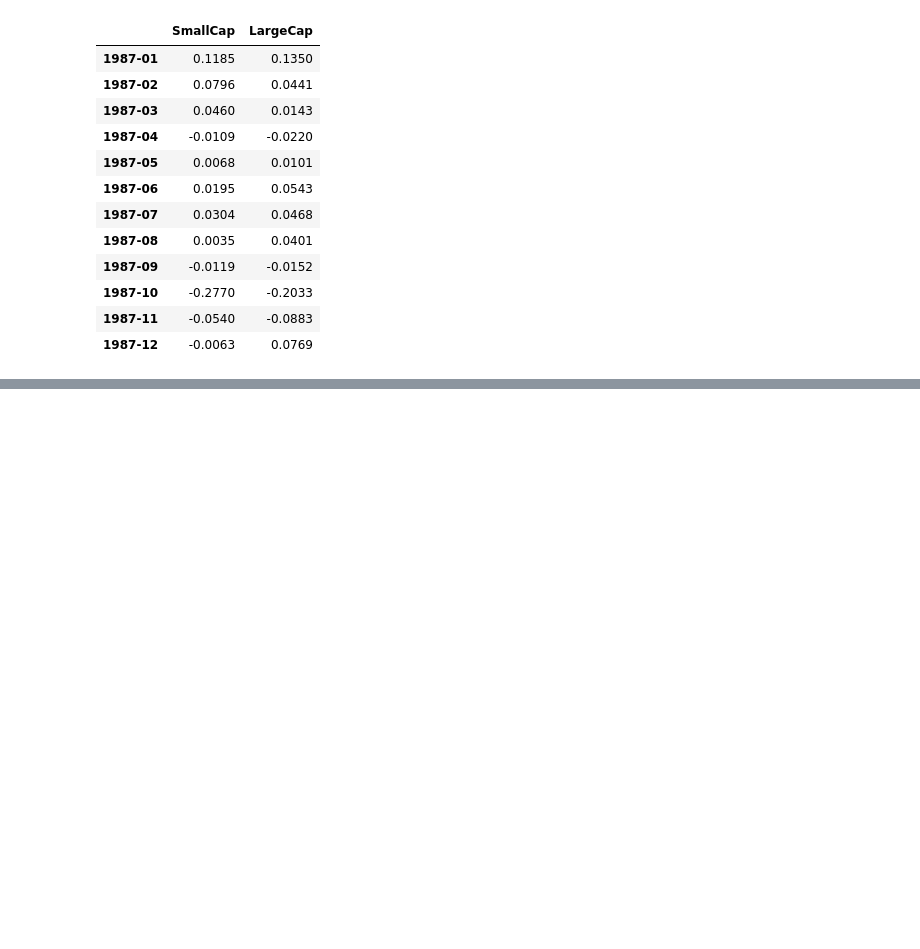
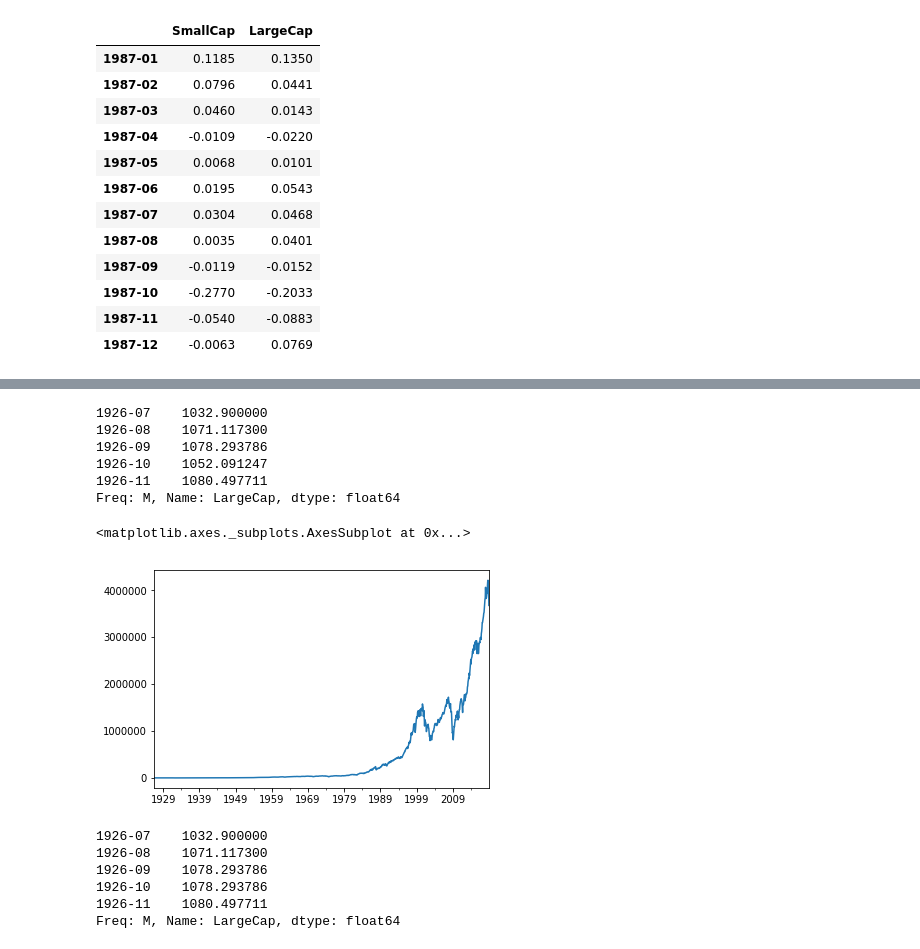
Before and after one commit to biv-neupane7/Investment-management-with-python, a Jupyter notebook: Risk and Returns EDHEC.ipynb, the cells around one changed output, grey strips where cells are left out. Cells and saved outputs as stored; diff of their text form; code cells hidden in the pictures; blank space fills up the shorter version.

```diff
--- a/Risk and Returns EDHEC.ipynb
+++ b/Risk and Returns EDHEC.ipynb
@@ -704,0 +721,29 @@ dec_port["1987"]
+# %%
+# Lets start with large caps
+
+wealth_index=1000*(1+dec_port["LargeCap"]).cumprod()
+wealth_index.head()
+# %% [output]
+1926-07    1032.900000
+1926-08    1071.117300
+1926-09    1078.293786
+1926-10    1052.091247
+1926-11    1080.497711
+Freq: M, Name: LargeCap, dtype: float64
+# %%
+wealth_index.plot()
+# %% [output]
+<matplotlib.axes._subplots.AxesSubplot at 0x...>
+[figure, added]
+# %%
+# Now lets compute previous peaks
+
+previous_peak=wealth_index.cummax()
+previous_peak.head()
+# %% [output]
+1926-07    1032.900000
+1926-08    1071.117300
+1926-09    1078.293786
+1926-10    1078.293786
+1926-11    1080.497711
+Freq: M, Name: LargeCap, dtype: float64
```
Also changed, not shown: parts of 21 cells of this notebook.
